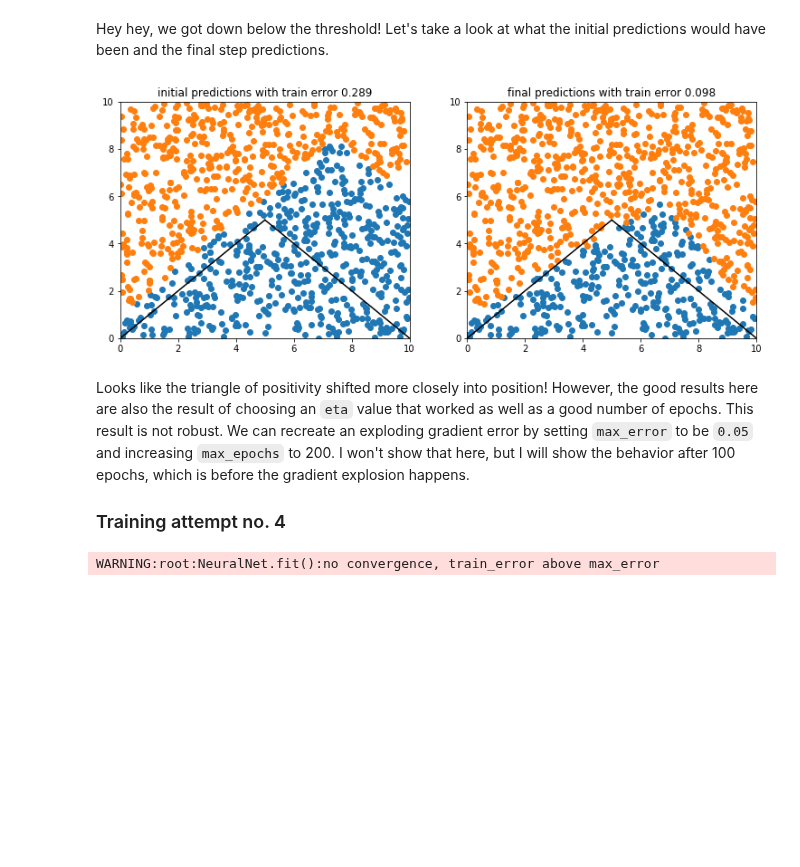
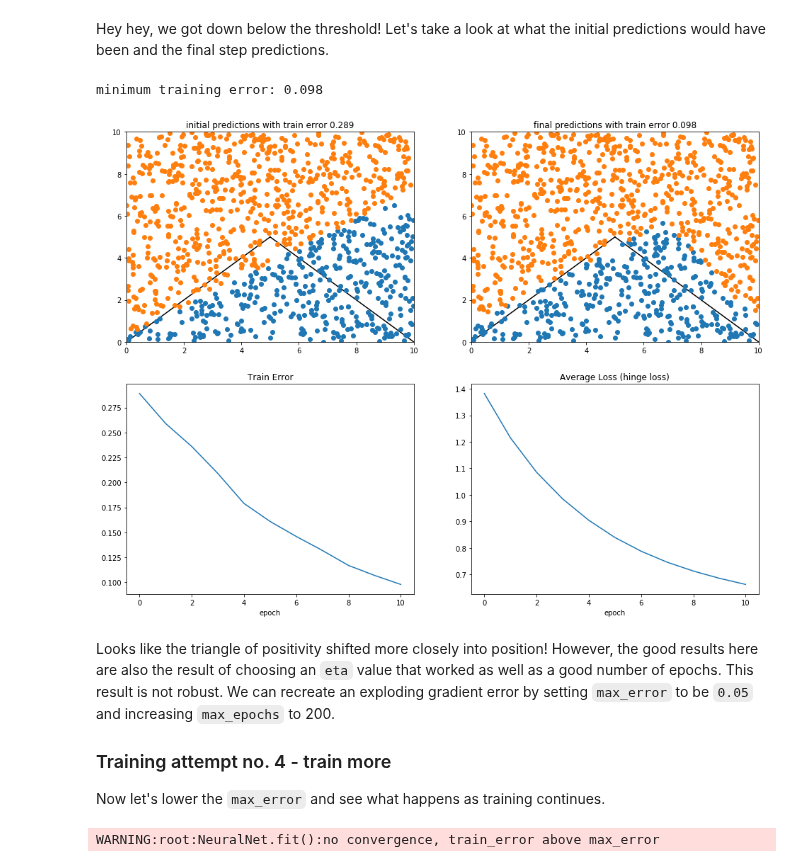
Before and after one commit to kevinnowland/kevinnowland.github.io, a Jupyter notebook: code/_notebooks/Backpropogation.ipynb, the cells around one changed output. Cells and saved outputs as stored; diff of their text form; code cells hidden in the pictures; blank space fills up the shorter version.

```diff
--- a/code/_notebooks/Backpropogation.ipynb
+++ b/code/_notebooks/Backpropogation.ipynb
@@ -807,47 +821,23 @@ WARNING:root:NeuralNet.fit(): converged during epoch 10.
 Hey hey, we got down below the threshold! Let's take a look at
 what the initial predictions would have been and the final
 step predictions.
-# %%
-predictions = train_data[['x_1', 'x_2', 'y']].copy()
-predictions['final'] = nn_3.predict(train_data[['x_1', 'x_2']])
-orig_nn_3 = NeuralNet([input_layer, hidden_layer, output_layer], random_seed=12)
-orig_nn_3.w = initial_weights
-predictions['initial'] = orig_nn_3.predict(train_data[['x_1', 'x_2']])
-
-fig, ax = plt.subplots(1, 2, figsize=(12.6, 4.8))
-
-ax[0].set_xlim([0, 10])
-ax[0].set_ylim([0, 10])
-ax[1].set_xlim([0, 10])
-ax[1].set_ylim([0, 10])
-
-c = predictions['initial'] == 1
-ax[0].plot(predictions[c]['x_1'], predictions[c]['x_2'], 'o', label='pos')
-ax[0].plot(predictions[~c]['x_1'], predictions[~c]['x_2'], 'o', label='neg')
-ax[0].set_title('initial predictions with train error {}'.format(data[0]['train_error']))
-ax[0].plot([0, 5], [0, 5], color='black')
-ax[0].plot([5, 10], [5, 0], color='black')
-
-c = predictions['final'] == 1
-ax[1].plot(predictions[c]['x_1'], predictions[c]['x_2'], 'o', label='pos')
-ax[1].plot(predictions[~c]['x_1'], predictions[~c]['x_2'], 'o', label='neg')
-ax[1].set_title('final predictions with train error {}'.format(data[-1]['train_error']))
-ax[1].plot([0, 5], [0, 5], color='black')
-ax[1].plot([5, 10], [5, 0], color='black')
-
-plt.show()
-# %% [output]
-[figure, removed]
+# %%
+fig, ax = plot_training_info(train_data, data, nn_3)
+print("minimum training error:", min([d['train_error'] for d in data]))
+plt.show()
+# %% [output]
+minimum training error: 0.098
+[figure, added]
 # %% [markdown]
 Looks like the triangle of positivity shifted more closely into position!
 However, the good results here are also the result of choosing an `eta` value
 that worked as well as a good number of epochs. This result is not robust.
 We can recreate an exploding gradient error by setting `max_error` to be
-`0.05` and increasing `max_epochs` to 200. I won't show that here, but
-I will show the behavior after 100 epochs, which is before the gradient
-explosion happens.
+`0.05` and increasing `max_epochs` to 200.
 
-### Training attempt no. 4
+### Training attempt no. 4 - train more
+
+Now let's lower the `max_error` and see what happens as training continues.
 # %%
 input_layer = Layer(3, lambda x: x, None, True)
 hidden_layer = Layer(2, relu, relu_prime, False)
```
Also changed, not shown: parts of 11 cells of this notebook.
